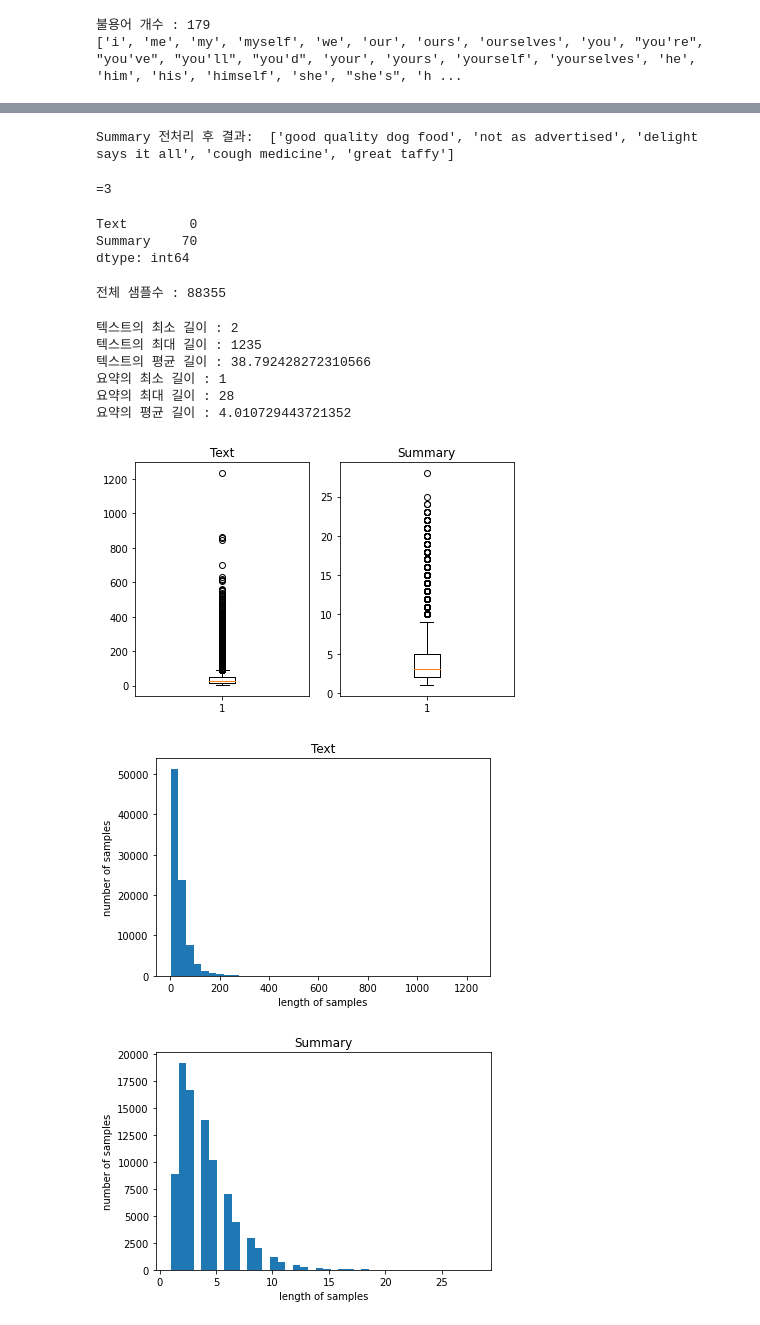
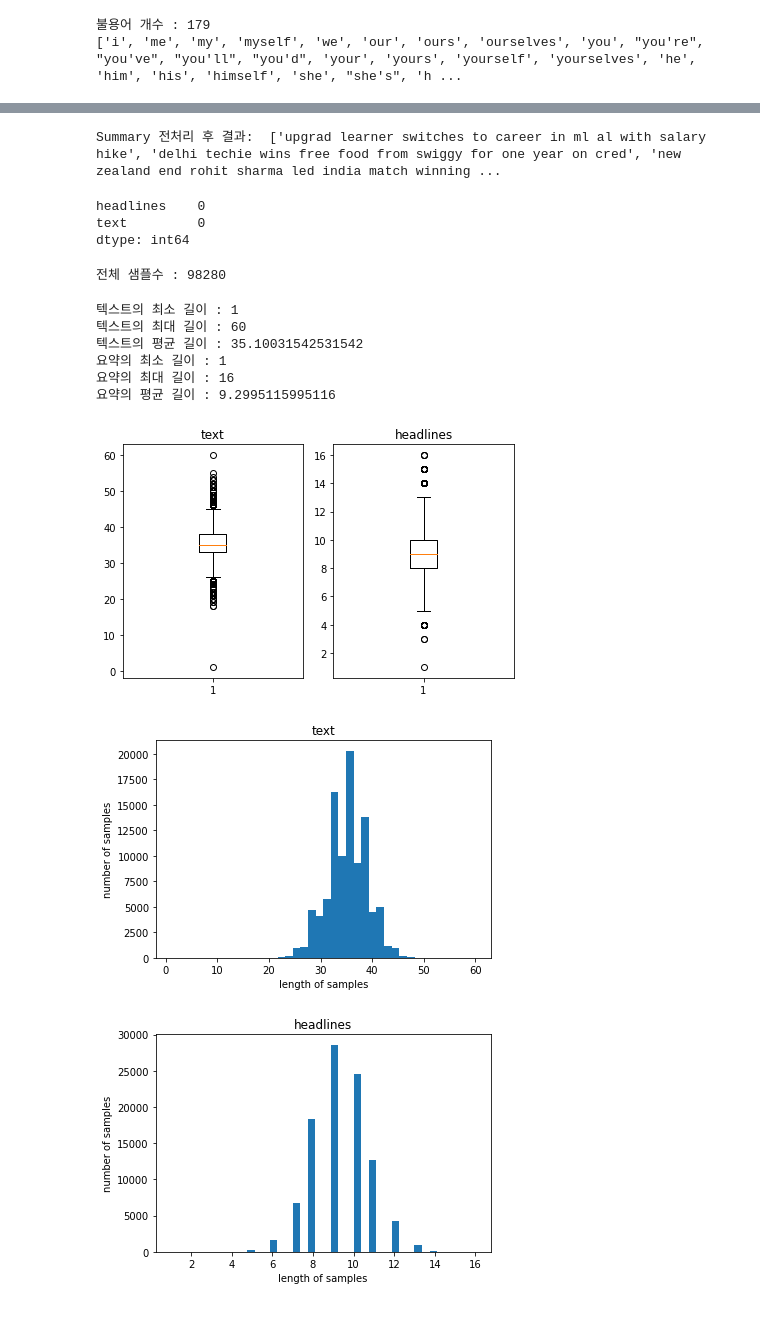
Before and after one commit to jungyongji/first-repository, a Jupyter notebook: [E-07] Creating a news summary bot.ipynb, the cells around one changed output, grey strips where cells are left out. Cells and saved outputs as stored; diff of their text form; code cells hidden in the pictures.

```diff
--- a/[E-07] Creating a news summary bot.ipynb
+++ b/[E-07] Creating a news summary bot.ipynb
@@ -852,73 +854,71 @@ print("Text 전처리 후 결과: ", clean_text[:5])
 # %%
 clean_summary = []
 # 전체 Summary 데이터에 대한 전처리 : 5분 이상 시간이 걸릴 수 있습니다.
-for s in data['Summary']:
+for s in tqdm(data['headlines']):
     clean_summary.append(preprocess_sentence(s, False))
 
 print("Summary 전처리 후 결과: ", clean_summary[:5])
 # %% [output]
-Summary 전처리 후 결과:  ['good quality dog food', 'not as advertised', 'delight says it all', 'cough medicine', 'great taffy']
+Summary 전처리 후 결과:  ['upgrad learner switches to career in ml al with salary hike', 'delhi techie wins free food from swiggy for one year on cred', 'new zealand end rohit sharma led india match winning ...
 # %%
-data['Text'] = clean_text
-data['Summary'] = clean_summary
+data['text'] = clean_text
+data['headlines'] = clean_summary
 
 # 빈 값을 Null 값으로 변환
 data.replace('', np.nan, inplace=True)
-# %% [output]
-=3
 # %%
 data.isnull().sum()
 # %% [output]
-Text        0
-Summary    70
+headlines    0
+text         0
 dtype: int64
 # %%
 data.dropna(axis=0, inplace=True)
 print('전체 샘플수 :', (len(data)))
 # %% [output]
-전체 샘플수 : 88355
+전체 샘플수 : 98280
 # %%
 # 길이 분포 출력
 import matplotlib.pyplot as plt
 
-text_len = [len(s.split()) for s in data['Text']]
-summary_len = [len(s.split()) for s in data['Summary']]
+text_len = [len(s.split()) for s in data['text']]
+summary_len = [len(s.split()) for s in data['headlines']]
 
 print('텍스트의 최소 길이 : {}'.format(np.min(text_len)))
 print('텍스트의 최대 길이 : {}'.format(np.max(text_len)))
 print('텍스트의 평균 길이 : {}'.format(np.mean(text_len)))
 print('요약의 최소 길이 : {}'.format(np.min(summary_len)))
 print('요약의 최대 길이 : {}'.format(np.max(summary_len)))
 print('요약의 평균 길이 : {}'.format(np.mean(summary_len)))
 
 plt.subplot(1,2,1)
 plt.boxplot(text_len)
-plt.title('Text')
+plt.title('text')
 plt.subplot(1,2,2)
 plt.boxplot(summary_len)
-plt.title('Summary')
+plt.title('headlines')
 plt.tight_layout()
 plt.show()
 
-plt.title('Text')
+plt.title('text')
 plt.hist(text_len, bins = 40)
 plt.xlabel('length of samples')
 plt.ylabel('number of samples')
 plt.show()
 
-plt.title('Summary')
+plt.title('headlines')
 plt.hist(summary_len, bins = 40)
 plt.xlabel('length of samples')
 plt.ylabel('number of samples')
 plt.show()
 # %% [output]
-텍스트의 최소 길이 : 2
-텍스트의 최대 길이 : 1235
-텍스트의 평균 길이 : 38.792428272310566
+텍스트의 최소 길이 : 1
+텍스트의 최대 길이 : 60
+텍스트의 평균 길이 : 35.10031542531542
 요약의 최소 길이 : 1
-요약의 최대 길이 : 28
-요약의 평균 길이 : 4.010729443721352
+요약의 최대 길이 : 16
+요약의 평균 길이 : 9.2995115995116
-[figure, old version]
+[figure, new version]
-[figure, old version]
+[figure, new version]
-[figure, old version]
+[figure, new version]
 # %%
```
Also changed, not shown: parts of 36 cells of this notebook.
